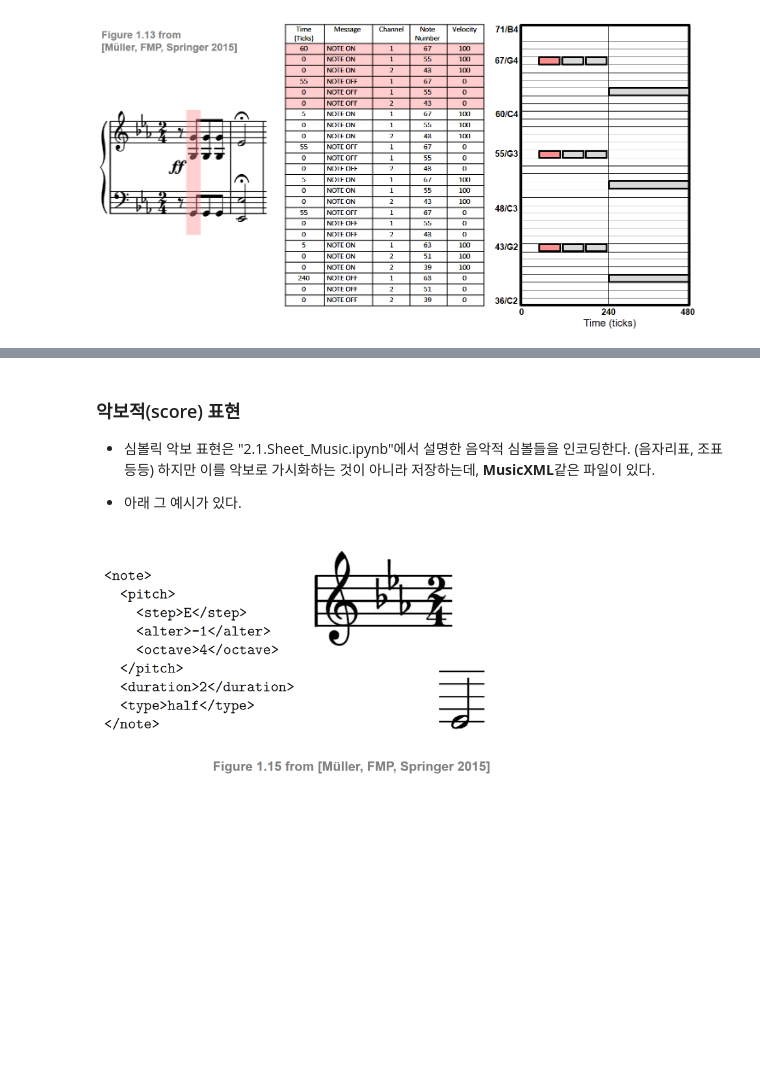
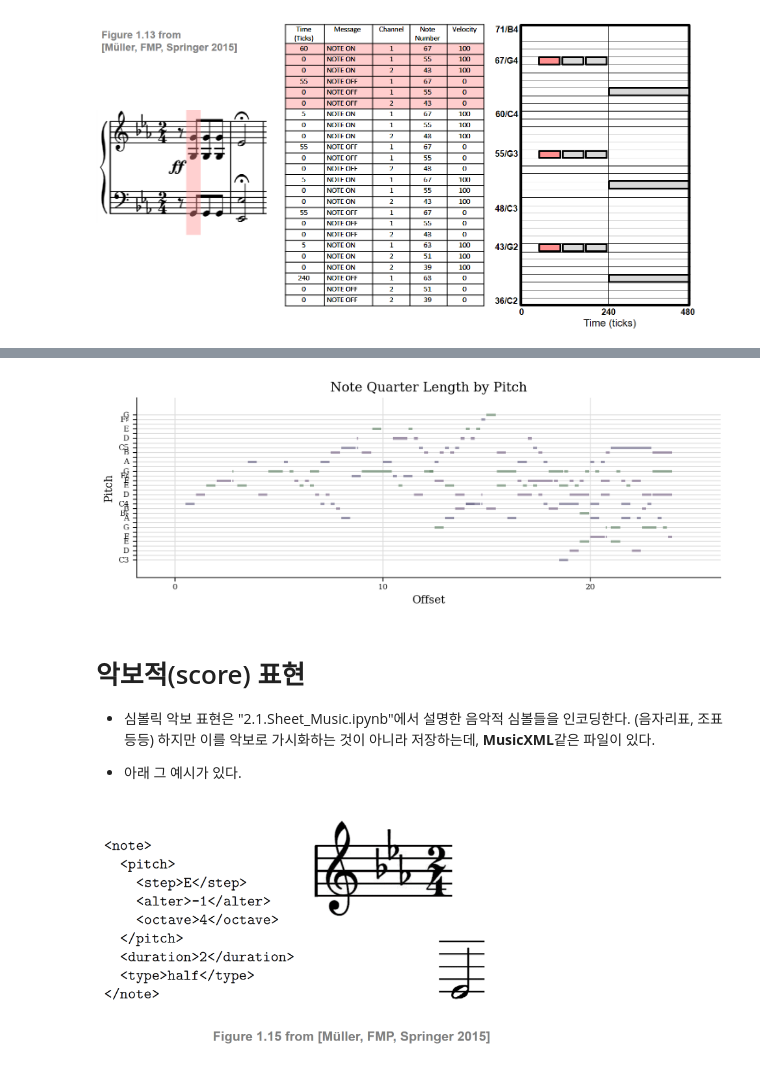
Before and after one commit to jo-cho/mir_kr, a Jupyter notebook: Notebooks/2. Music Representation/2.2.Symbolic_Representation.ipynb, the cells around one changed output, grey strips where cells are left out. Drawn from its saved outputs; the diff is of its cells as text; code cells hidden in the pictures; blank space fills up the shorter version.

```diff
--- a/Notebooks/2. Music Representation/2.2.Symbolic_Representation.ipynb
+++ b/Notebooks/2. Music Representation/2.2.Symbolic_Representation.ipynb
@@ -48,5 +189,12 @@ Image("../img/2.music_representation/FMP_C1_F13.png", width=600, height=600)
+# %%
+import music21 as m21
+
+s = m21.converter.parse("../data_FMP/FMP_C1_F12_Bach_BWV846_Sibelius-Tracks.mid")
+s.plot('pianoroll', figureSize=(10, 3))
+# %% [output]
+[figure, added]
 # %% [markdown]
-### 악보적(score) 표현
+# 악보적(score) 표현
 
 - 심볼릭 악보 표현은 "2.1.Sheet_Music.ipynb"에서 설명한 음악적 심볼들을 인코딩한다. (음자리표, 조표 등등)
 하지만 이를 악보로 가시화하는 것이 아니라 저장하는데, **MusicXML**같은 파일이 있다.
```
Also changed, not shown: parts of 16 cells of this notebook, 3 other files.
